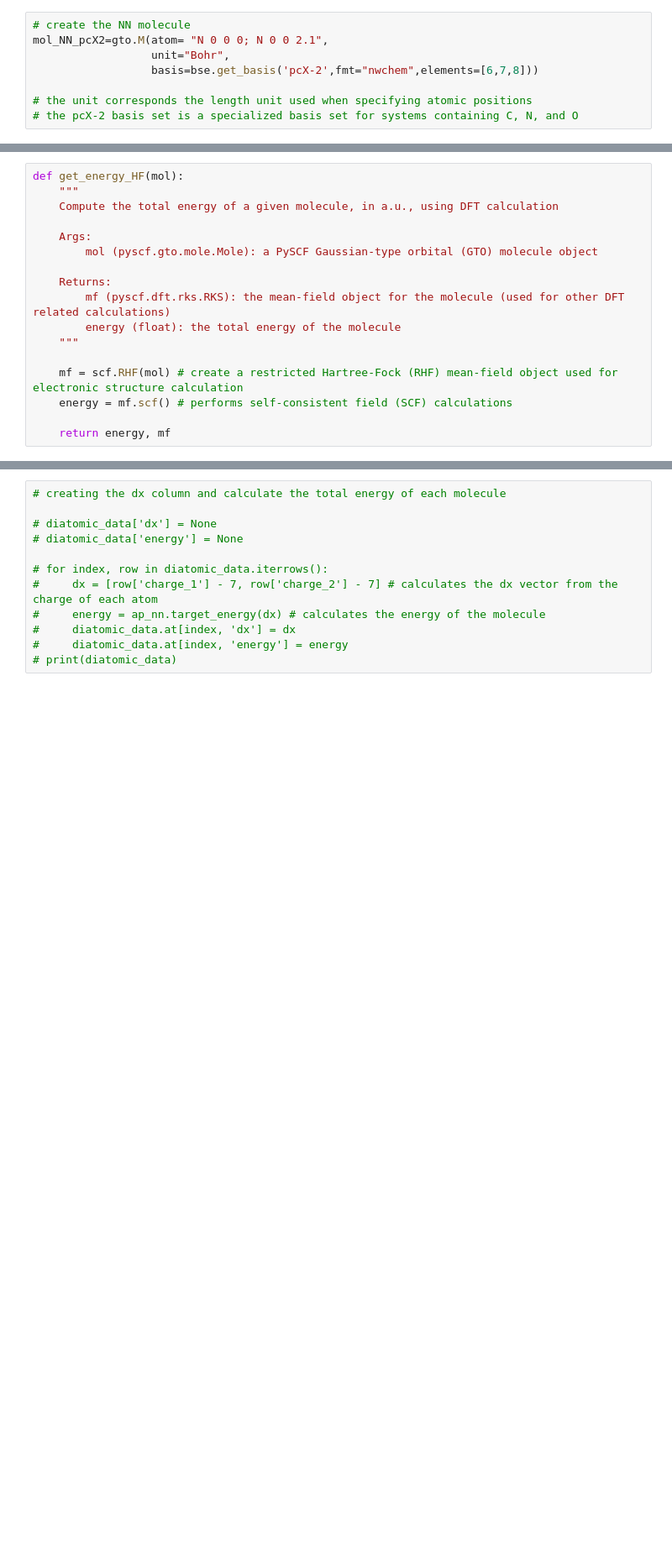
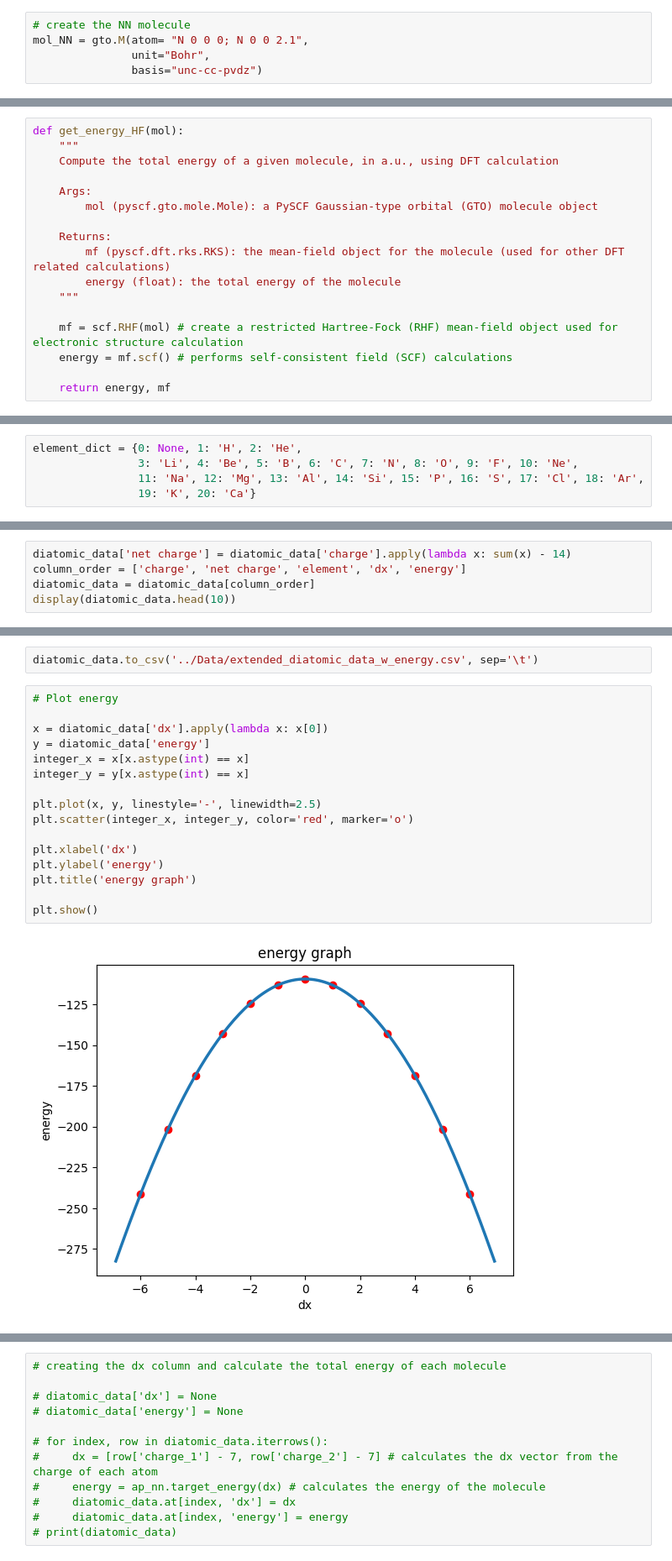
Before and after one commit to GabrielWu2004/Alchemical_Normal_Modes, a Jupyter notebook: ML_with_ANM/ML_code/ML_Diatomic.ipynb, the cells around one changed output, grey strips where cells are left out. Shown at 84% size. Saved outputs shown, nothing was run; the diff lists cells and outputs as text; blank space fills up the shorter version.

Commit message:
generated new data for diatomic

```diff
--- a/ML_with_ANM/ML_code/ML_Diatomic.ipynb
+++ b/ML_with_ANM/ML_code/ML_Diatomic.ipynb
@@ -41,12 +49,9 @@ from AP_class import APDFT_perturbator as AP
 ## Calculating Hessian ##
 # %%
 # create the NN molecule
-mol_NN_pcX2=gto.M(atom= "N 0 0 0; N 0 0 2.1",
-                  unit="Bohr",
-                  basis=bse.get_basis('pcX-2',fmt="nwchem",elements=[6,7,8]))
-
-# the unit corresponds the length unit used when specifying atomic positions
-# the pcX-2 basis set is a specialized basis set for systems containing C, N, and O
+mol_NN = gto.M(atom= "N 0 0 0; N 0 0 2.1",
+               unit="Bohr",
+               basis="unc-cc-pvdz")
 # %%
 def get_energy_DFT(mol):
     """
@@ -106,0 +114,5 @@ print(Q_inv)
+# %%
+element_dict = {0: None, 1: 'H', 2: 'He',
+                3: 'Li', 4: 'Be', 5: 'B', 6: 'C', 7: 'N', 8: 'O', 9: 'F', 10: 'Ne',
+                11: 'Na', 12: 'Mg', 13: 'Al', 14: 'Si', 15: 'P', 16: 'S', 17: 'Cl', 18: 'Ar',
+                19: 'K', 20: 'Ca'}
@@ -106,0 +279,5 @@ print(Q_inv)
+# %%
+diatomic_data['net charge'] = diatomic_data['charge'].apply(lambda x: sum(x) - 14)
+column_order = ['charge', 'net charge', 'element', 'dx', 'energy']
+diatomic_data = diatomic_data[column_order]
+display(diatomic_data.head(10))
@@ -106,0 +296,20 @@ print(Q_inv)
+# %%
+diatomic_data.to_csv('../Data/extended_diatomic_data_w_energy.csv', sep='\t')
+# %%
+# Plot energy
+
+x = diatomic_data['dx'].apply(lambda x: x[0])
+y = diatomic_data['energy']
+integer_x = x[x.astype(int) == x]
+integer_y = y[x.astype(int) == x]
+
+plt.plot(x, y, linestyle='-', linewidth=2.5)
+plt.scatter(integer_x, integer_y, color='red', marker='o')
+
+plt.xlabel('dx')
+plt.ylabel('energy')
+plt.title('energy graph')
+
+plt.show()
+# %% [output]
+[figure, added]
```
Also changed, not shown: parts of 29 cells of this notebook, 3 other files.
